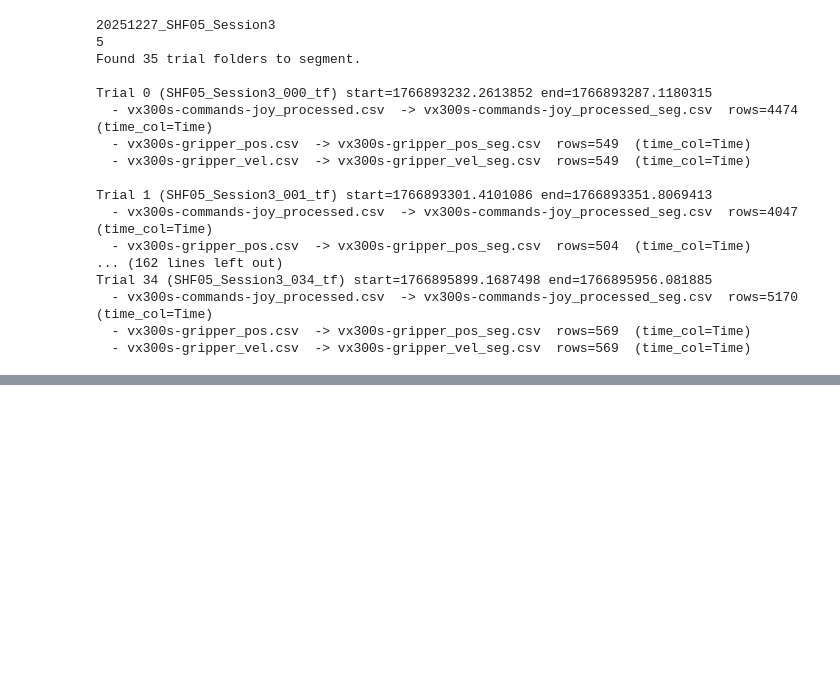
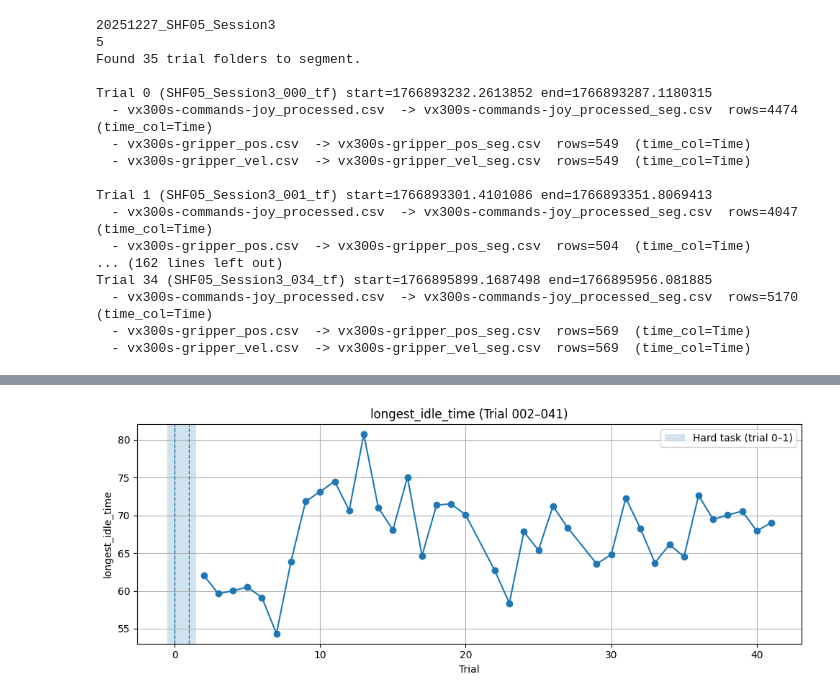
Before and after one commit to KylerHong/Morpheus_Haptic_Sleeve, a Jupyter notebook: Segmentation.ipynb, the cells around one changed output, grey strips where cells are left out. Drawn from its saved outputs; the diff is of its cells as text; code cells hidden in the pictures; blank space fills up the shorter version.

```diff
--- a/Segmentation.ipynb
+++ b/Segmentation.ipynb
@@ -368,0 +909,21 @@ Trial 34 (SHF05_Session3_034_tf) start=1766895899.1687498 end=1766895956.081885
+# %%
+# 4) plot activation percent
+trial_metrics = pd.DataFrame(rows).sort_values("trial", na_position="last")
+trial_metrics_2_41 = trial_metrics[(trial_metrics["trial"] >= 2) & (trial_metrics["trial"] <= 41)].copy()
+trial_metrics_2_41 = trial_metrics_2_41.dropna(subset=["activation_percent"]).sort_values("trial")
+fig, ax = plt.subplots(figsize=(10,4))
+
+ax.axvspan(-0.5, 1.5, alpha=0.2, label="Hard task (trial 0–1)")
+
+ax.plot(trial_metrics_2_41["trial"], trial_metrics_2_41["activation_percent"], marker="o")
+ax.set_xlabel("Trial")
+ax.set_ylabel("longest_idle_time")
+ax.set_title("longest_idle_time (Trial 002–041)")
+ax.grid(True)
+ax.axvline(0, linestyle="--", linewidth=1)
+ax.axvline(1, linestyle="--", linewidth=1)
+ax.legend()
+plt.tight_layout()
+plt.show()
+# %% [output]
+[figure, added]
```
Also changed, not shown: parts of 9 cells of this notebook.
